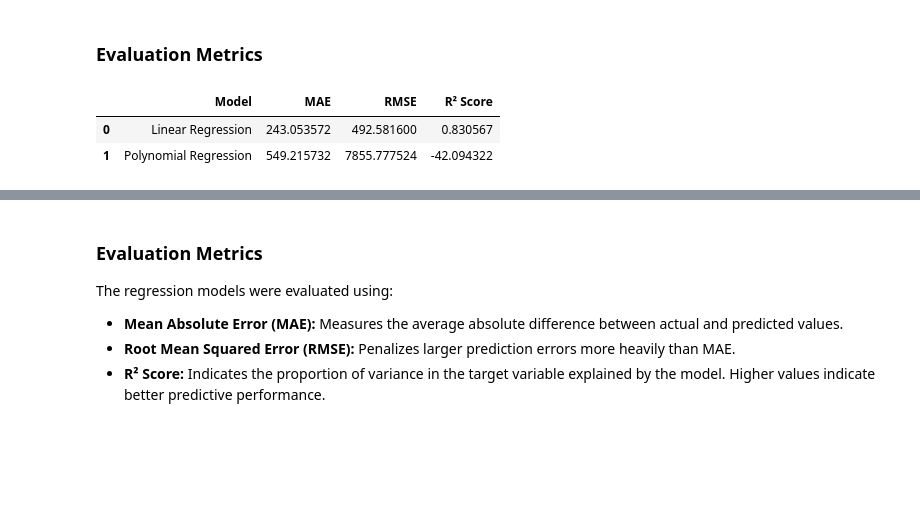
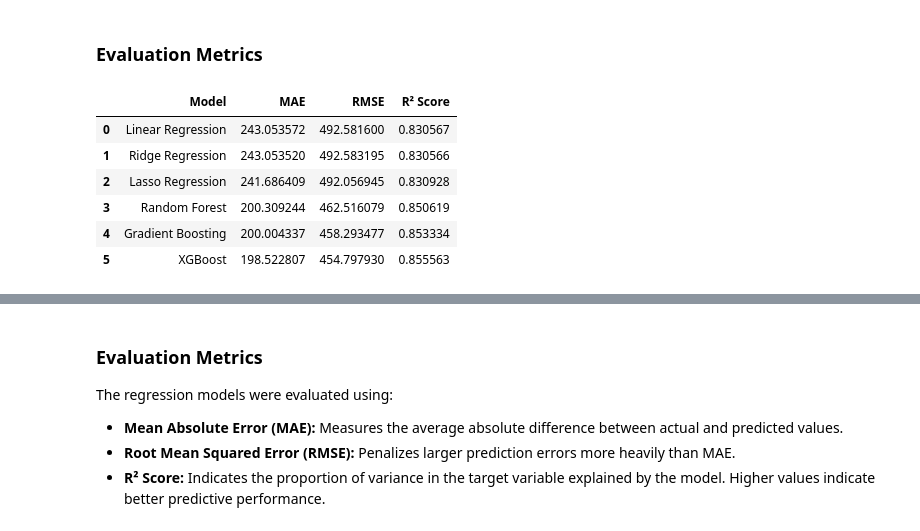
Before and after one commit to AswinSanthoshDev/Predictive-Analytics-Mini-Project, a Jupyter notebook: notebooks/project_analysis.ipynb, the cells around one changed output, grey strips where cells are left out. Drawn from its saved outputs; the diff is of its cells as text; code cells hidden in the pictures; blank space fills up the shorter version.

Commit message:
Complete CLV prediction app with XGBoost and Streamlit

```diff
--- a/notebooks/project_analysis.ipynb
+++ b/notebooks/project_analysis.ipynb
@@ -642,25 +715,61 @@ poly_r2 = r2_score(y_test, poly_predictions)
+# %%
+lasso_mae = mean_absolute_error(y_test, lasso_predictions)
+lasso_rmse = root_mean_squared_error(y_test, lasso_predictions)
+lasso_r2 = r2_score(y_test, lasso_predictions)
+# %%
+rf_mae = mean_absolute_error(y_test, rf_predictions)
+rf_rmse = root_mean_squared_error(y_test, rf_predictions)
+rf_r2 = r2_score(y_test, rf_predictions)
+# %%
+gbr_mae = mean_absolute_error(y_test, gbr_predictions)
+gbr_rmse = root_mean_squared_error(y_test, gbr_predictions)
+gbr_r2 = r2_score(y_test, gbr_predictions)
+# %%
+xgb_mae = mean_absolute_error(y_test, xgb_predictions)
+xgb_rmse = root_mean_squared_error(y_test, xgb_predictions)
+xgb_r2 = r2_score(y_test, xgb_predictions)
 # %%
 comparison = pd.DataFrame({
     "Model": [
         "Linear Regression",
-        "Polynomial Regression"
+        "Ridge Regression",
+        "Lasso Regression",
+        "Random Forest",
+        "Gradient Boosting",
+        "XGBoost"
     ],
     "MAE": [
         linear_mae,
-        poly_mae
+        ridge_mae,
+        lasso_mae,
+        rf_mae,
+        gbr_mae,
+        xgb_mae
     ],
     "RMSE": [
         linear_rmse,
-        poly_rmse
+        ridge_rmse,
+        lasso_rmse,
+        rf_rmse,
+        gbr_rmse,
+        xgb_rmse
     ],
     "R² Score": [
         linear_r2,
-        poly_r2
+        ridge_r2,
+        lasso_r2,
+        rf_r2,
+        gbr_r2,
+        xgb_r2
     ]
 })
 
 comparison
 # %% [output]
 |  | Model | MAE | RMSE | R² Score |
 | 0 | Linear Regression | 243.053572 | 492.581600 | 0.830567 |
-| 1 | Polynomial Regression | 549.215732 | 7855.777524 | -42.094322 |
+| 1 | Ridge Regression | 243.053520 | 492.583195 | 0.830566 |
+| 2 | Lasso Regression | 241.686409 | 492.056945 | 0.830928 |
+| 3 | Random Forest | 200.309244 | 462.516079 | 0.850619 |
+| 4 | Gradient Boosting | 200.004337 | 458.293477 | 0.853334 |
+| 5 | XGBoost | 198.522807 | 454.797930 | 0.855563 |
```
Also changed, not shown: parts of 58 cells of this notebook, 6 other files.
